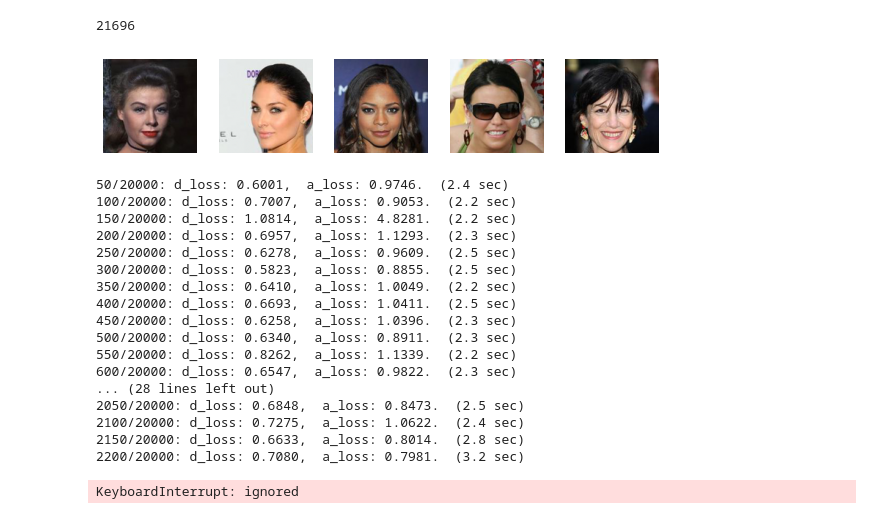
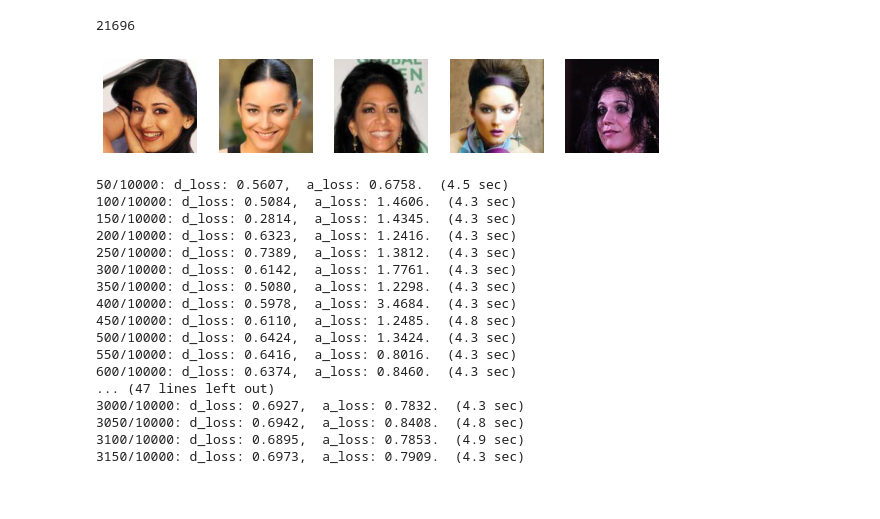
Before and after one commit to GrueneKatze/GANs, a Jupyter notebook: Face_generation.ipynb, the cells around one changed output. Drawn from its saved outputs; the diff is of its cells as text; code cells hidden in the pictures.

```diff
--- a/Face_generation.ipynb
+++ b/Face_generation.ipynb
@@ -288,32 +288,32 @@ len(os.listdir('/content/gdrive/MyDrive/Celeba/femblackh'))
 # %%
 
 #
 
-PIC_DIR = '/content/gdrive/MyDrive/Celeba/femblackh/'#'/content/gdrive/MyDrive/Celeba/cel/img_align_celeba/'
+PIC_DIR = '/content/gdrive/MyDrive/Celeba/fbh_/'#'/content/gdrive/MyDrive/Celeba/cel/img_align_celeba/'
 #r'C:\Users\Tanya\Desktop\img_align_celeba'#r'C:\Users\Tanya\Desktop\GAN_Celeba\img_align_celeba'
 #r'C:\Users\Tanya\Desktop\GAN_Celeba\img_align_celeba'#r'C:\Users\Tanya\Desktop\GAN_Celeba\img_align_celeba/'
 IMAGES_COUNT = 23316
 ORIG_WIDTH = 178
 ORIG_HEIGHT = 208
 diff = (ORIG_HEIGHT - ORIG_WIDTH) // 2
 WIDTH = 128
 HEIGHT = 128
 crop_rect = (0, diff, ORIG_WIDTH, ORIG_HEIGHT - diff)
 images = []
 for pic_file in tqdm(os.listdir(PIC_DIR)[:IMAGES_COUNT]):
     pic = Image.open(PIC_DIR + pic_file).crop(crop_rect)
     pic.thumbnail((WIDTH, HEIGHT), Image.ANTIALIAS)
     images.append(np.uint8(pic)) #Normalize the images
 images = np.array(images) / 255
 images.shape #print first 5 images
 plt.figure(1, figsize=(10, 10))
 for i in range(5):
     plt.subplot(5, 5, i+1)
     plt.imshow(images[i])
     plt.axis('off')
 plt.show()
 # %% [output]
-[figure, old version]
+[figure, new version]
 # %%
 #https://github.com/nageshsinghc4/Face-generation-GAN/blob/master/face_GAN.ipynb
 LATENT_DIM = 32
@@ -394,7 +394,7 @@ optimizer = RMSprop(learning_rate=.0001, clipvalue=1.0, decay=1e-8)
 gan.compile(optimizer=optimizer, loss='binary_crossentropy')
 # %%
 import time
-iters = 20000
+iters = 10000
 batch_size = 16
 RES_DIR = 'res2'
 FILE_PATH = '%s/generated_%d.png'
@@ -456,24 +456,23 @@ plt.xlabel('Epochs')
 plt.ylabel('Adversary losses')
 plt.show()
 # %% [output]
-50/20000: d_loss: 0.6001,  a_loss: 0.9746.  (2.4 sec)
-100/20000: d_loss: 0.7007,  a_loss: 0.9053.  (2.2 sec)
-150/20000: d_loss: 1.0814,  a_loss: 4.8281.  (2.2 sec)
-200/20000: d_loss: 0.6957,  a_loss: 1.1293.  (2.3 sec)
-250/20000: d_loss: 0.6278,  a_loss: 0.9609.  (2.5 sec)
-300/20000: d_loss: 0.5823,  a_loss: 0.8855.  (2.5 sec)
-350/20000: d_loss: 0.6410,  a_loss: 1.0049.  (2.2 sec)
-400/20000: d_loss: 0.6693,  a_loss: 1.0411.  (2.5 sec)
-450/20000: d_loss: 0.6258,  a_loss: 1.0396.  (2.3 sec)
-500/20000: d_loss: 0.6340,  a_loss: 0.8911.  (2.3 sec)
-550/20000: d_loss: 0.8262,  a_loss: 1.1339.  (2.2 sec)
-600/20000: d_loss: 0.6547,  a_loss: 0.9822.  (2.3 sec)
-... (28 lines left out)
-2050/20000: d_loss: 0.6848,  a_loss: 0.8473.  (2.5 sec)
-2100/20000: d_loss: 0.7275,  a_loss: 1.0622.  (2.4 sec)
-2150/20000: d_loss: 0.6633,  a_loss: 0.8014.  (2.8 sec)
-2200/20000: d_loss: 0.7080,  a_loss: 0.7981.  (3.2 sec)
+50/10000: d_loss: 0.5607,  a_loss: 0.6758.  (4.5 sec)
+100/10000: d_loss: 0.5084,  a_loss: 1.4606.  (4.3 sec)
+150/10000: d_loss: 0.2814,  a_loss: 1.4345.  (4.3 sec)
+200/10000: d_loss: 0.6323,  a_loss: 1.2416.  (4.3 sec)
+250/10000: d_loss: 0.7389,  a_loss: 1.3812.  (4.3 sec)
+300/10000: d_loss: 0.6142,  a_loss: 1.7761.  (4.3 sec)
+350/10000: d_loss: 0.5080,  a_loss: 1.2298.  (4.3 sec)
+400/10000: d_loss: 0.5978,  a_loss: 3.4684.  (4.3 sec)
+450/10000: d_loss: 0.6110,  a_loss: 1.2485.  (4.8 sec)
+500/10000: d_loss: 0.6424,  a_loss: 1.3424.  (4.3 sec)
+550/10000: d_loss: 0.6416,  a_loss: 0.8016.  (4.3 sec)
+600/10000: d_loss: 0.6374,  a_loss: 0.8460.  (4.3 sec)
+... (47 lines left out)
+3000/10000: d_loss: 0.6927,  a_loss: 0.7832.  (4.3 sec)
+3050/10000: d_loss: 0.6942,  a_loss: 0.8408.  (4.8 sec)
+3100/10000: d_loss: 0.6895,  a_loss: 0.7853.  (4.9 sec)
+3150/10000: d_loss: 0.6973,  a_loss: 0.7909.  (4.3 sec)
-KeyboardInterrupt: ignored
 # %%
 images_ = []
 for filename in tqdm(os.listdir(RES_DIR)[:30]):
```
